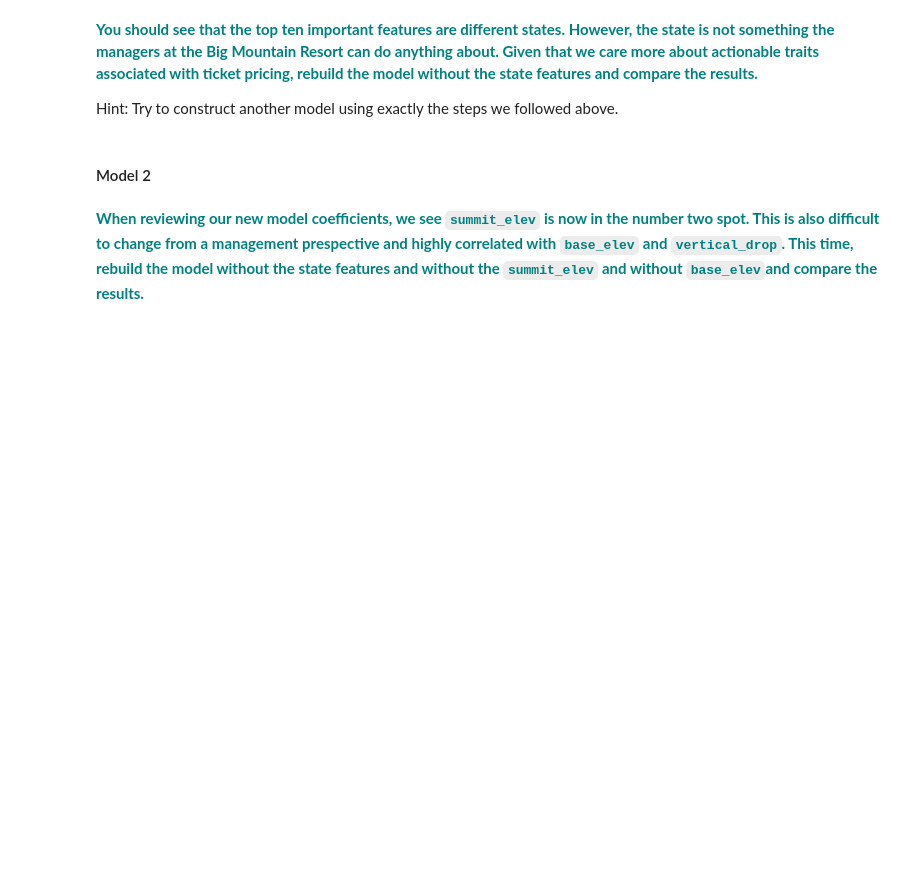
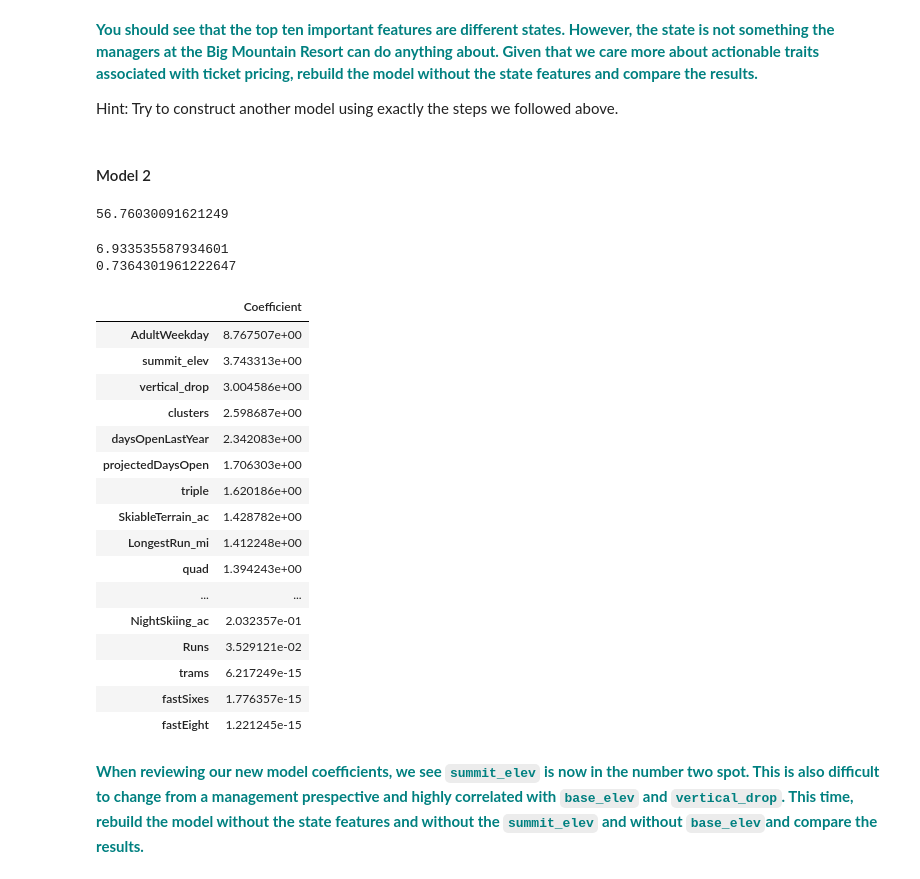
Before and after one commit to jswojcik/Springboard-Git-Repo, a Jupyter notebook: Guided_Capstone/Preprocessing & Modeling/Notebook_stepfourandfive.ipynb, the cells around one changed output. Drawn from its saved outputs; the diff is of its cells as text; code cells hidden in the pictures; blank space fills up the shorter version.

```diff
--- a/Guided_Capstone/Preprocessing & Modeling/Notebook_stepfourandfive.ipynb
+++ b/Guided_Capstone/Preprocessing & Modeling/Notebook_stepfourandfive.ipynb
@@ -215,6 +227,77 @@ co_df
 Hint: Try to construct another model using exactly the steps we followed above.
 # %% [markdown]
 #### Model 2
+# %%
+# Declare an explanatory variable, called X,and assign it the result of dropping 'Name' and 'AdultWeekend' from the df
+X = df.drop(['Name','AdultWeekend','state_Alaska', 'state_Arizona',
+       'state_California', 'state_Colorado', 'state_Connecticut',
+       'state_Idaho', 'state_Illinois', 'state_Indiana', 'state_Iowa',
+       'state_Maine', 'state_Maryland', 'state_Massachusetts',
+       'state_Michigan', 'state_Minnesota', 'state_Missouri', 'state_Montana',
+       'state_Nevada', 'state_New Hampshire', 'state_New Jersey',
+       'state_New Mexico', 'state_New York', 'state_North Carolina',
+       'state_Ohio', 'state_Oregon', 'state_Pennsylvania',
+       'state_Rhode Island', 'state_South Dakota', 'state_Tennessee',
+       'state_Utah', 'state_Vermont', 'state_Virginia', 'state_Washington',
+       'state_West Virginia', 'state_Wisconsin', 'state_Wyoming',], axis=1)
+
+# Declare a response variable, called y, and assign it the AdultWeekend column of the df
+y = df.AdultWeekend
+
+# Here we use the StandardScaler() method of the preprocessing package, and then call the fit() method with parameter X
+scaler = StandardScaler().fit(X)
+
+# Declare a variable called X_scaled, and assign it the result of calling the transform() method with parameter X
+X_scaled=scaler.transform(X)
+# %%
+# Import the train_test_split function from the sklearn.model_selection utility.
+from sklearn.model_selection import train_test_split
+
+# Get the 1-dimensional flattened array of our response variable y by calling the ravel() function on y
+y = y.ravel()
+
+# Call the train_test_split() function with the first two parameters set to X_scaled and y
+# Declare four variables, X_train, X_test, y_train and y_test separated by commas
+X_train, X_test, y_train, y_test = train_test_split(X_scaled, y, test_size=0.25, random_state=1)
+# %%
+lm = linear_model.LinearRegression()
+model = lm.fit(X_train,y_train)
+# Make a variable called y_pred and assign it the result of calling predict() on our model variable with parameter X_test
+y_pred = model.predict(X_test)
+print(lm.intercept_)
+# %% [output]
+56.76030091621249
+# %%
+mae = mean_absolute_error(y_test, y_pred)
+evs = explained_variance_score(y_test, y_pred)
+print(mae)
+print(evs)
+# %% [output]
+6.933535587934601
+0.7364301961222647
+# %%
+# You might want to make a pandas DataFrame displaying the coefficients for each state like so:
+co_df = pd.DataFrame(abs(lm.coef_), X.columns, columns=['Coefficient'])
+co_df.sort_values(by=['Coefficient'], ascending=False,inplace=True)
+co_df
+# %% [output]
+|  | Coefficient |
+| AdultWeekday | 8.767507e+00 |
+| summit_elev | 3.743313e+00 |
+| vertical_drop | 3.004586e+00 |
+| clusters | 2.598687e+00 |
+| daysOpenLastYear | 2.342083e+00 |
+| projectedDaysOpen | 1.706303e+00 |
+| triple | 1.620186e+00 |
+| SkiableTerrain_ac | 1.428782e+00 |
+| LongestRun_mi | 1.412248e+00 |
+| quad | 1.394243e+00 |
+| ... | ... |
+| NightSkiing_ac | 2.032357e-01 |
+| Runs | 3.529121e-02 |
+| trams | 6.217249e-15 |
+| fastSixes | 1.776357e-15 |
+| fastEight | 1.221245e-15 |
 # %% [markdown]
 **<font color='teal'> When reviewing our new model coefficients, we see `summit_elev` is now in the number two spot. This is also difficult to change from a management prespective and highly correlated with `base_elev` and `vertical_drop`.  This time, rebuild the model without the state features and without the `summit_elev` and without `base_elev`and compare the results. </font>**
 # %% [markdown]
```
Also changed, not shown: parts of 11 cells of this notebook.
